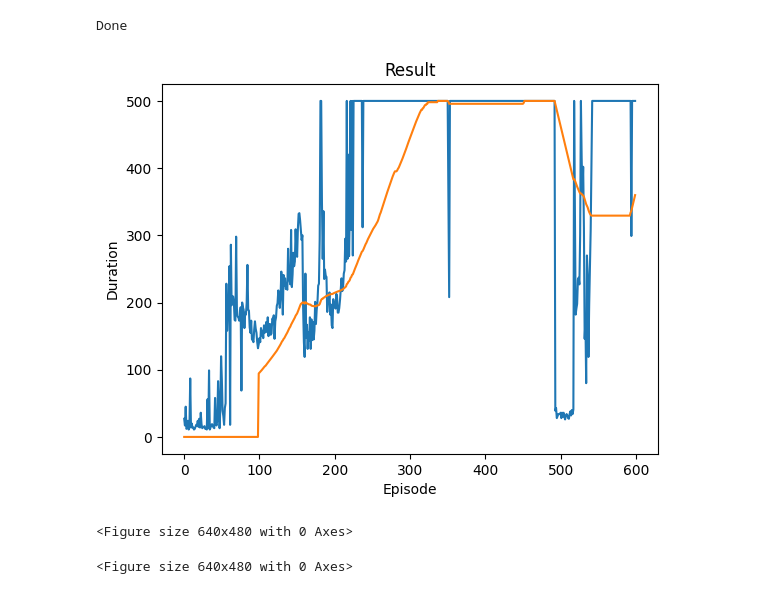
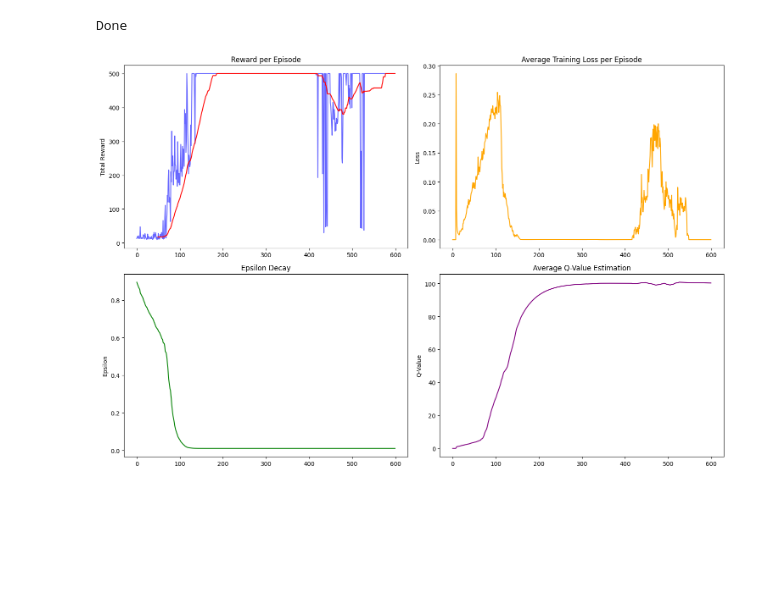
Before and after one commit to Gaurav4604/literacy-waddle, a Jupyter notebook: RL/dqn/dqn_pytorch.ipynb, the cells around one changed output. Cells and saved outputs as stored; diff of their text form; code cells hidden in the pictures; blank space fills up the shorter version.

Commit message:
updated plots and started Double DQN

```diff
--- a/RL/dqn/dqn_pytorch.ipynb
+++ b/RL/dqn/dqn_pytorch.ipynb
@@ -134,7 +156,7 @@ def plot_durations(show_result=False):
 # %%
 def optimize_model():
     if len(memory) < BATCH_SIZE:
-        return
+        return None, None
 
     # sampled values for experience to look up on
     transitions = memory.sample(BATCH_SIZE)
@@ -183,58 +205,85 @@ def optimize_model():
 
     torch.nn.utils.clip_grad_value_(policy_net.parameters(), 100)
     optimizer.step()
+
+    # Return loss and Q-values for plotting (as per previous updates)
+    return loss.item(), state_action_values.mean().item()
 # %%
-num_episodes = 600
+num_episodes = 600  # Or however many you want
 
 for i_episode in range(num_episodes):
     state, info = env.reset()
+    state = torch.tensor(state, dtype=torch.float32, device=device).unsqueeze(0)
 
-    state = torch.tensor(state, dtype=torch.float32, device=device).unsqueeze(0)
+    # Variables to track WITHIN the episode
+    current_reward = 0
+    temp_losses = []
+    temp_qs = []
 
     for t in count():
         action = select_action(state)
         observation, reward, terminated, truncated, _ = env.step(action.item())
+
+        # Track reward
+        current_reward += reward
+
         reward = torch.tensor([reward], device=device)
-
         done = terminated or truncated
 
         if terminated:
             next_state = None
         else:
             next_state = torch.tensor(
                 observation, dtype=torch.float32, device=device
             ).unsqueeze(0)
 
         memory.push(state, action, next_state, reward)
-
         state = next_state
 
-        optimize_model()
+        # Capture returns from optimize_model
+        loss_val, q_val = optimize_model()
 
+        # Only append if optimization actually happened (i.e. not None)
+        if loss_val is not None:
+            temp_losses.append(loss_val)
+            temp_qs.append(q_val)
+
+        # Soft Update Target Net
         target_net_state_dict = target_net.state_dict()
         policy_net_state_dict = policy_net.state_dict()
-
         for key in policy_net_state_dict:
-            # soft update at every time step
             target_net_state_dict[key] = policy_net_state_dict[
                 key
             ] * TAU + target_net_state_dict[key] * (1 - TAU)
-
         target_net.load_state_dict(target_net_state_dict)
 
         if done:
+            # 1. Save Metrics
             episode_durations.append(t + 1)
-            plot_durations()
+            episode_rewards.append(current_reward)
+
+            # Calculate average loss/Q for this episode
+            avg_loss = np.mean(temp_losses) if temp_losses else 0
+            avg_q = np.mean(temp_qs) if temp_qs else 0
+            episode_losses.append(avg_loss)
+            episode_qs.append(avg_q)
+
+            # Calculate current Epsilon
+            curr_eps = EPS_END + (EPS_START - EPS_END) * math.exp(
+                -1 * steps_done / EPS_DECAY
+            )
+            episode_epsilons.append(curr_eps)
+
+            # 2. Plot
+            plot_training_metrics()
             break
 
 print("Done")
-plot_durations(show_result=True)
+plot_training_metrics(show_result=True)
 plt.ioff()
 plt.show()
 # %% [output]
 Done
-[figure, old version]
+[figure, new version]
-<Figure size 640x480 with 0 Axes>
-<Figure size 640x480 with 0 Axes>
 # %%
 torch.save(policy_net.state_dict(), "cartpole_pytorch_dqn_policy.pth")
```
Also changed, not shown: parts of 2 cells of this notebook, 3 other files.
